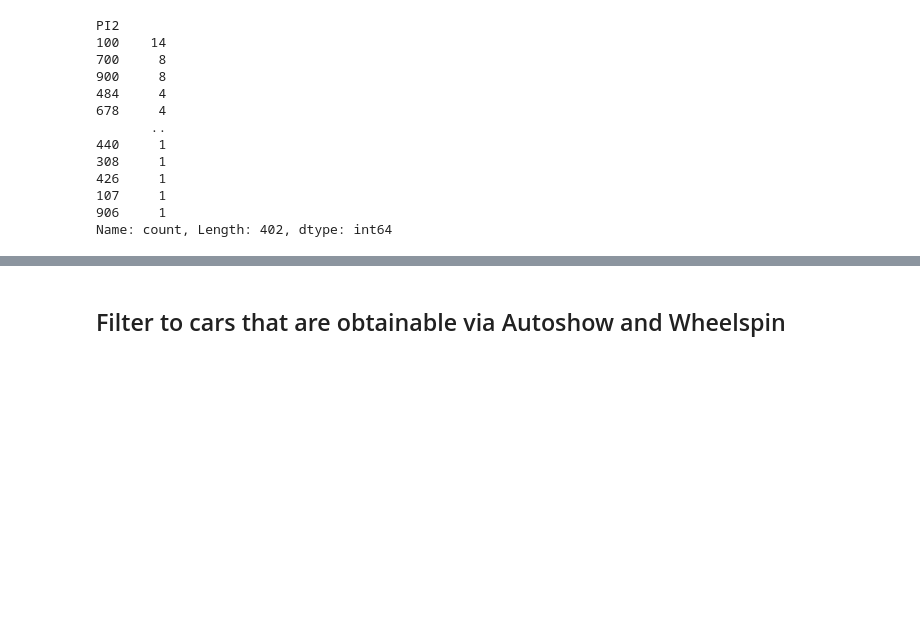
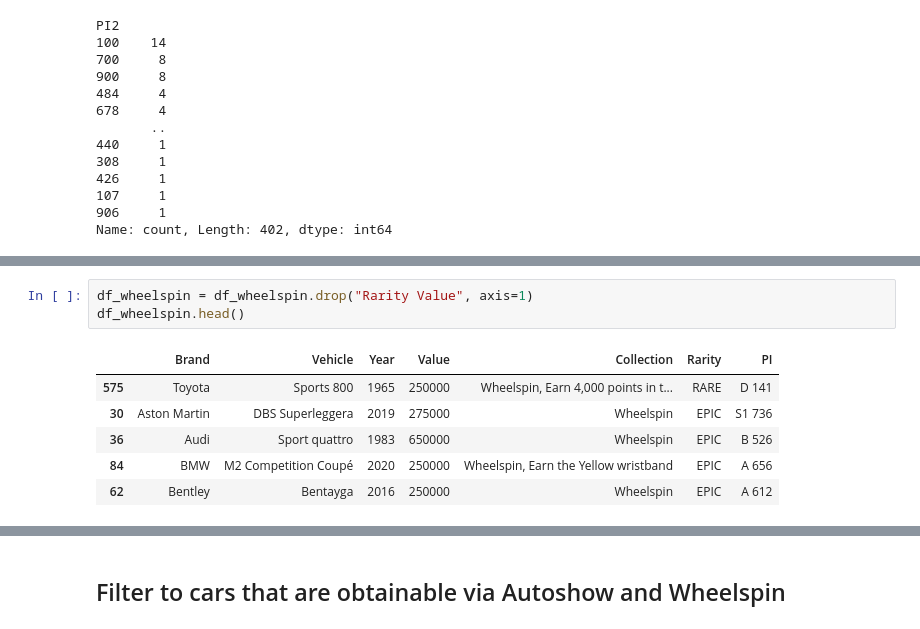
Before and after one commit to iaspidem/fh-cars-list, a Jupyter notebook: fh6-process.ipynb, the cells around one changed output, grey strips where cells are left out. Cells and saved outputs as stored; diff of their text form; blank space fills up the shorter version.

```diff
--- a/fh6-process.ipynb
+++ b/fh6-process.ipynb
@@ -334,0 +393,10 @@ Name: count, Length: 402, dtype: int64
+# %%
+df_wheelspin = df_wheelspin.drop("Rarity Value", axis=1)
+df_wheelspin.head()
+# %% [output]
+|  | Brand | Vehicle | Year | Value | Collection | Rarity | PI |
+| 575 | Toyota | Sports 800 | 1965 | 250000 | Wheelspin, Earn 4,000 points in t... | RARE | D 141 |
+| 30 | Aston Martin | DBS Superleggera | 2019 | 275000 | Wheelspin | EPIC | S1 736 |
+| 36 | Audi | Sport quattro | 1983 | 650000 | Wheelspin | EPIC | B 526 |
+| 84 | BMW | M2 Competition Coupé | 2020 | 250000 | Wheelspin, Earn the Yellow wristband | EPIC | A 656 |
+| 62 | Bentley | Bentayga | 2016 | 250000 | Wheelspin | EPIC | A 612 |
```
Also changed, not shown: parts of 25 cells of this notebook, 2 other files.
